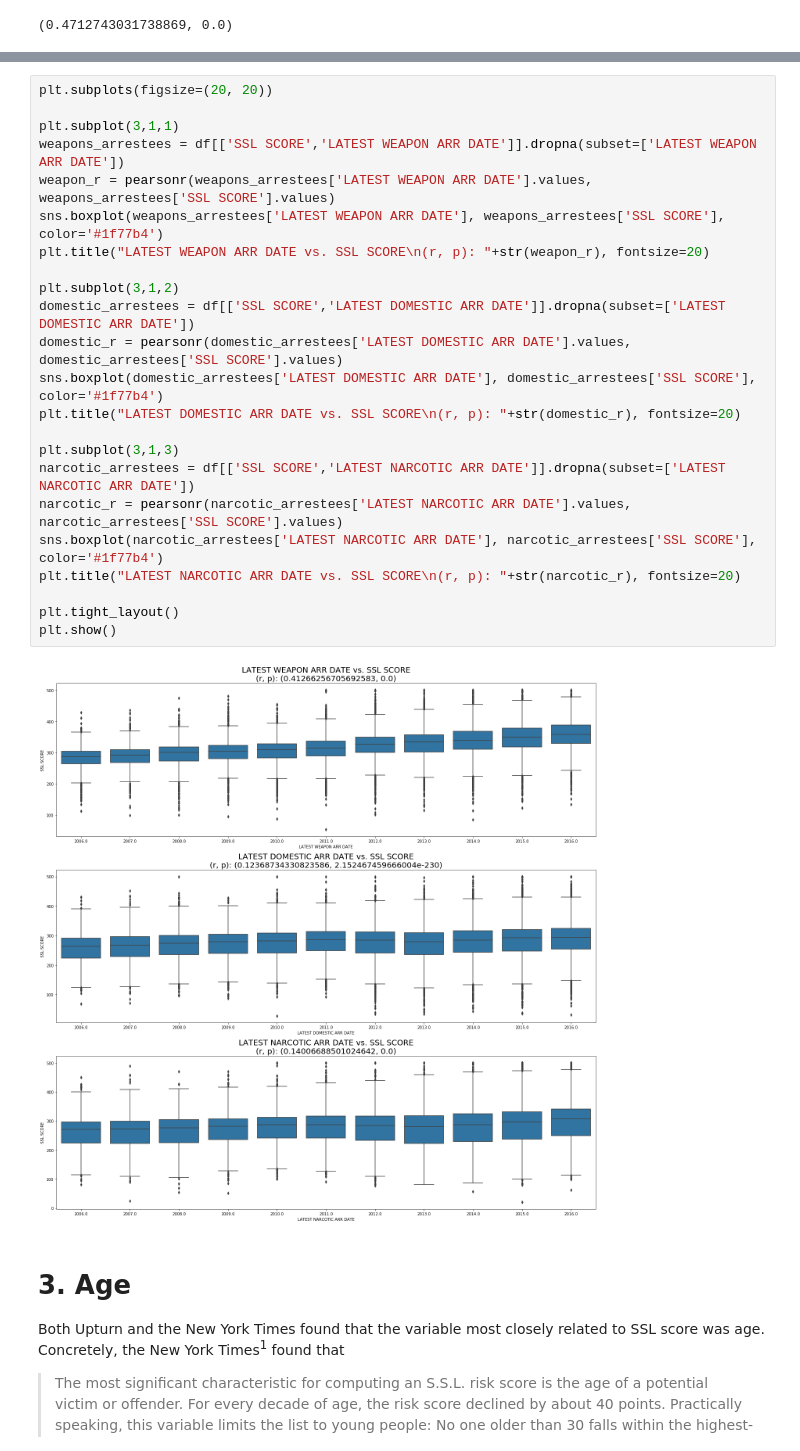
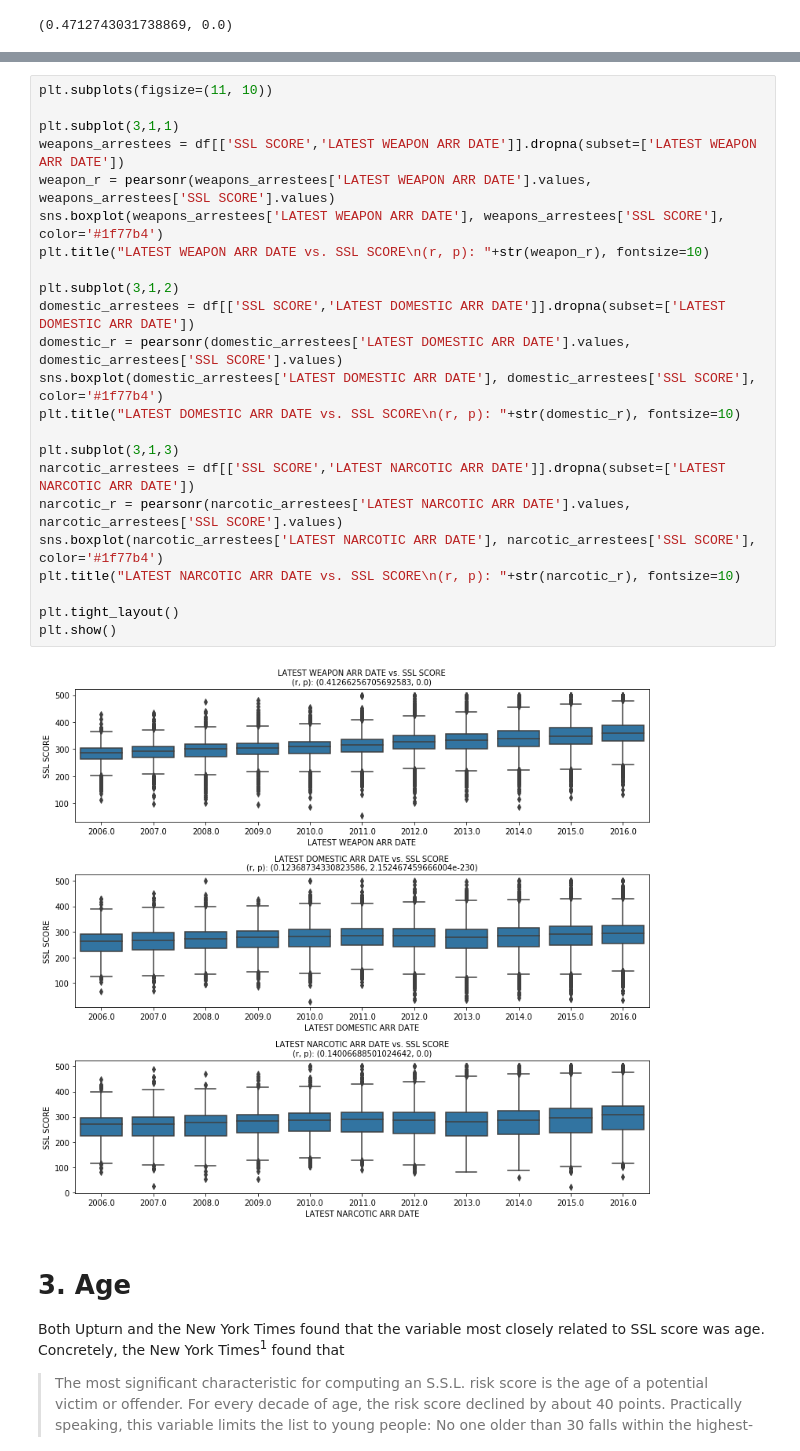
Before and after one commit to EthanSargent/Strategic-Subject-Algorithm, a Jupyter notebook: EDA.ipynb, the cells around one changed output, grey strips where cells are left out. Cells and saved outputs as stored; diff of their text form.

```diff
--- a/EDA.ipynb
+++ b/EDA.ipynb
@@ -187,28 +260,28 @@ Here we come across more related variables. `LATEST WEAPON ARR DATE` has the str
 # %%
-plt.subplots(figsize=(20, 20))
+plt.subplots(figsize=(11, 10))
 
 plt.subplot(3,1,1)
 weapons_arrestees = df[['SSL SCORE','LATEST WEAPON ARR DATE']].dropna(subset=['LATEST WEAPON ARR DATE'])
 weapon_r = pearsonr(weapons_arrestees['LATEST WEAPON ARR DATE'].values, weapons_arrestees['SSL SCORE'].values)
 sns.boxplot(weapons_arrestees['LATEST WEAPON ARR DATE'], weapons_arrestees['SSL SCORE'], color='#1f77b4')
-plt.title("LATEST WEAPON ARR DATE vs. SSL SCORE\n(r, p): "+str(weapon_r), fontsize=20)
+plt.title("LATEST WEAPON ARR DATE vs. SSL SCORE\n(r, p): "+str(weapon_r), fontsize=10)
 
 plt.subplot(3,1,2)
 domestic_arrestees = df[['SSL SCORE','LATEST DOMESTIC ARR DATE']].dropna(subset=['LATEST DOMESTIC ARR DATE'])
 domestic_r = pearsonr(domestic_arrestees['LATEST DOMESTIC ARR DATE'].values, domestic_arrestees['SSL SCORE'].values)
 sns.boxplot(domestic_arrestees['LATEST DOMESTIC ARR DATE'], domestic_arrestees['SSL SCORE'], color='#1f77b4')
-plt.title("LATEST DOMESTIC ARR DATE vs. SSL SCORE\n(r, p): "+str(domestic_r), fontsize=20)
+plt.title("LATEST DOMESTIC ARR DATE vs. SSL SCORE\n(r, p): "+str(domestic_r), fontsize=10)
 
 plt.subplot(3,1,3)
 narcotic_arrestees = df[['SSL SCORE','LATEST NARCOTIC ARR DATE']].dropna(subset=['LATEST NARCOTIC ARR DATE'])
 narcotic_r = pearsonr(narcotic_arrestees['LATEST NARCOTIC ARR DATE'].values, narcotic_arrestees['SSL SCORE'].values)
 sns.boxplot(narcotic_arrestees['LATEST NARCOTIC ARR DATE'], narcotic_arrestees['SSL SCORE'], color='#1f77b4')
-plt.title("LATEST NARCOTIC ARR DATE vs. SSL SCORE\n(r, p): "+str(narcotic_r), fontsize=20)
+plt.title("LATEST NARCOTIC ARR DATE vs. SSL SCORE\n(r, p): "+str(narcotic_r), fontsize=10)
 
 plt.tight_layout()
 plt.show()
 # %% [output]
-[figure, old version]
+[figure, new version]
 # %% [markdown]
 # 3. Age
 Both Upturn and the New York Times found that the variable most closely related to SSL score was age. Concretely, the New York Times<sup>1</sup> found that
```
Also changed, not shown: parts of 32 cells of this notebook, 46 other files.
